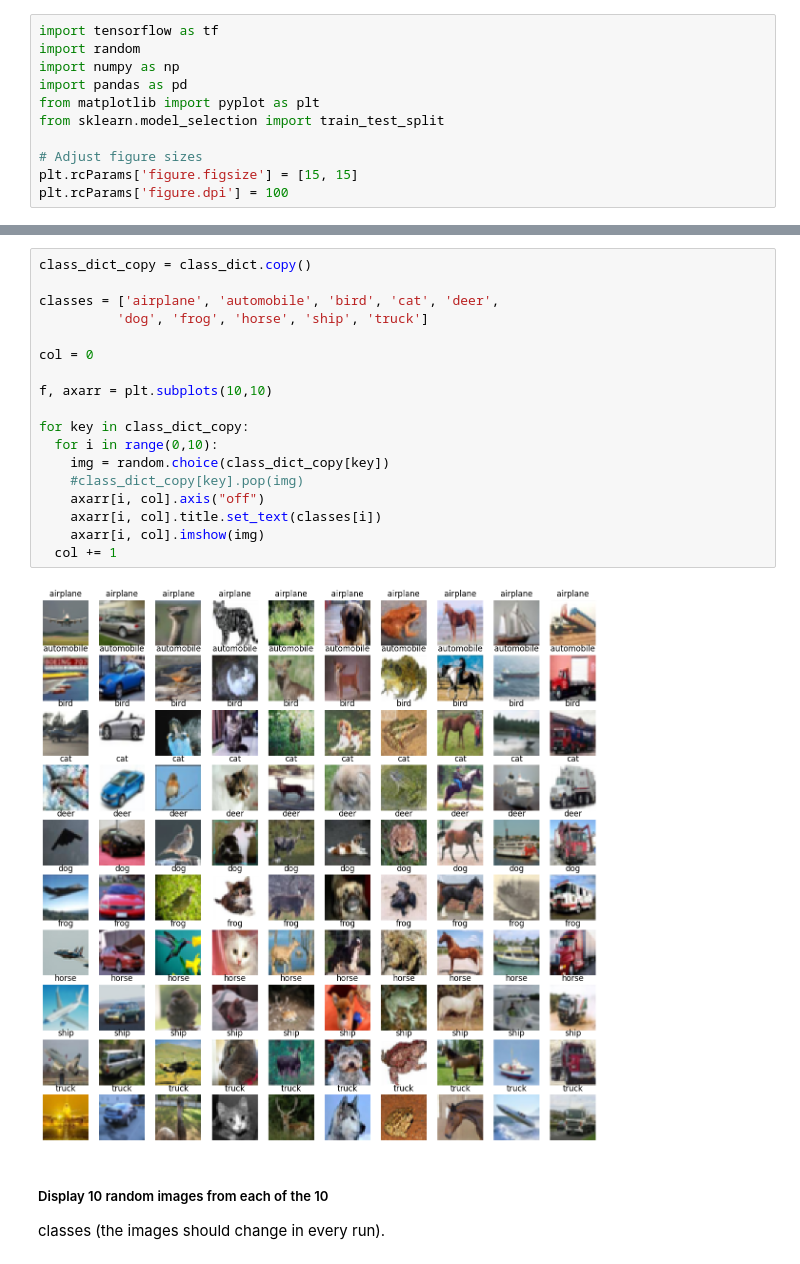
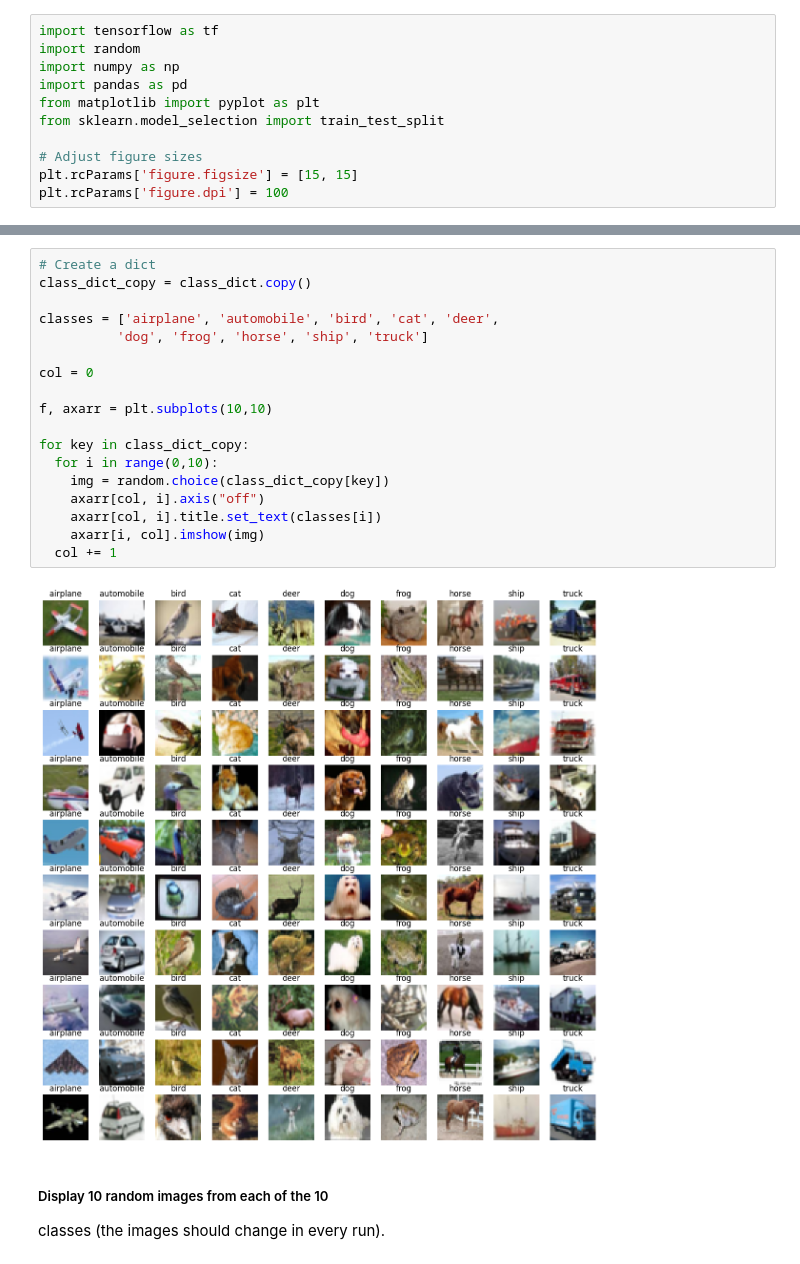
Before and after one commit to JaiswalFelipe/ITNPAI1_Assignment, a Jupyter notebook: ImageClassification.ipynb, the cells around one changed output, grey strips where cells are left out. Saved outputs shown, nothing was run; the diff lists cells and outputs as text.

Commit message:
Fixed image sampling

```diff
--- a/ImageClassification.ipynb
+++ b/ImageClassification.ipynb
@@ -66,23 +54,23 @@ for i in range(len(X_train)):
 # %%
+# Create a dict
 class_dict_copy = class_dict.copy()
 
 classes = ['airplane', 'automobile', 'bird', 'cat', 'deer',
           'dog', 'frog', 'horse', 'ship', 'truck']
 
 col = 0
 
 f, axarr = plt.subplots(10,10)
 
 for key in class_dict_copy:
   for i in range(0,10):
     img = random.choice(class_dict_copy[key])
-    #class_dict_copy[key].pop(img)
-    axarr[i, col].axis("off")
-    axarr[i, col].title.set_text(classes[i])
+    axarr[col, i].axis("off")
+    axarr[col, i].title.set_text(classes[i])
     axarr[i, col].imshow(img)
   col += 1
 # %% [output]
-[figure, old version]
+[figure, new version]
 # %% [markdown]
 ##### Display 10 random images from each of the 10
 classes (the images should change in every run).
```
Also changed, not shown: parts of 6 cells of this notebook.
